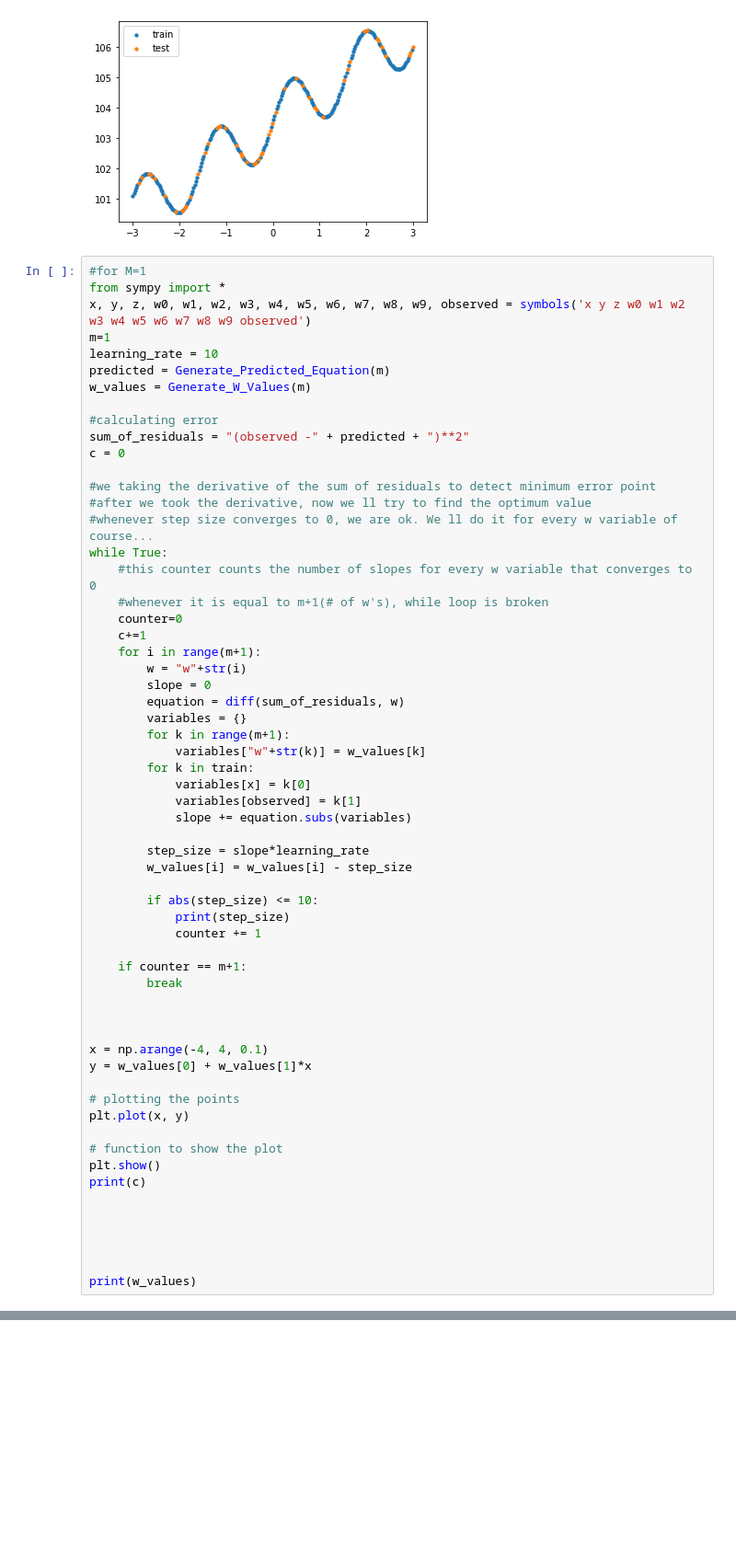
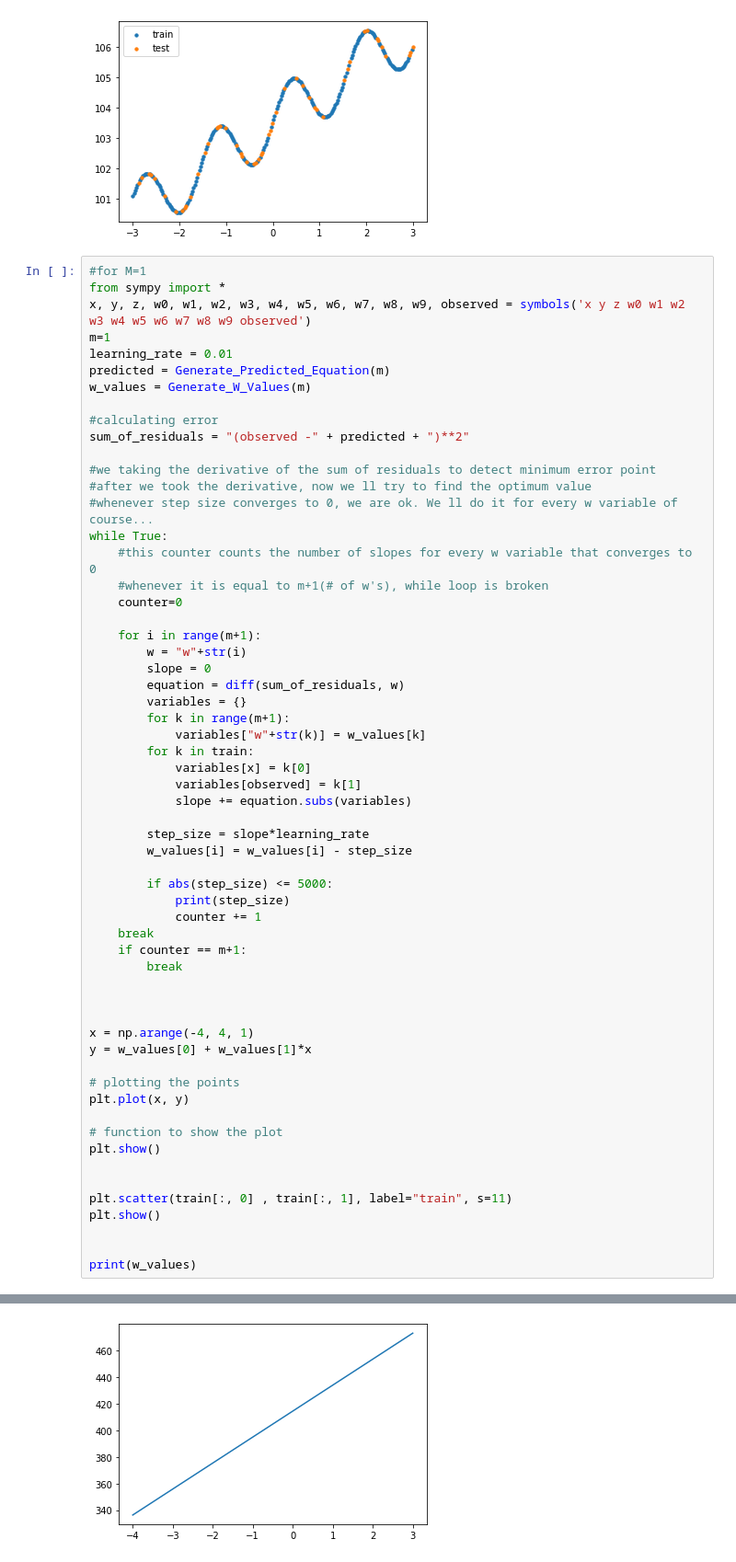
Before and after one commit to Urahs/as2, a Jupyter notebook: HW2_V2.ipynb, the cells around one changed output, grey strips where cells are left out. Shown: that part at 92% size. Saved outputs shown, nothing was run; the diff lists cells and outputs as text; blank space fills up the shorter version.

```diff
--- a/HW2_V2.ipynb
+++ b/HW2_V2.ipynb
@@ -151,13 +151,12 @@ plt.show()
 from sympy import *
 x, y, z, w0, w1, w2, w3, w4, w5, w6, w7, w8, w9, observed = symbols('x y z w0 w1 w2 w3 w4 w5 w6 w7 w8 w9 observed')
 m=1
-learning_rate = 10
+learning_rate = 0.01
 predicted = Generate_Predicted_Equation(m)
 w_values = Generate_W_Values(m)
 
 #calculating error
 sum_of_residuals = "(observed -" + predicted + ")**2"
-c = 0
 
 #we taking the derivative of the sum of residuals to detect minimum error point
 #after we took the derivative, now we ll try to find the optimum value
@@ -166,7 +165,7 @@ while True:
     #this counter counts the number of slopes for every w variable that converges to 0
     #whenever it is equal to m+1(# of w's), while loop is broken
     counter=0
-    c+=1
+
     for i in range(m+1):
         w = "w"+str(i)
         slope = 0
@@ -182,16 +181,16 @@ while True:
         step_size = slope*learning_rate
         w_values[i] = w_values[i] - step_size
 
-        if abs(step_size) <= 10:
+        if abs(step_size) <= 5000:
             print(step_size)
             counter += 1
-
+    break
     if counter == m+1:
         break
 
 
 
-x = np.arange(-4, 4, 0.1)
+x = np.arange(-4, 4, 1)
 y = w_values[0] + w_values[1]*x
 
 # plotting the points
@@ -199,10 +198,11 @@ plt.plot(x, y)
 
 # function to show the plot
 plt.show()
-print(c)
 
 
-
+plt.scatter(train[:, 0] , train[:, 1], label="train", s=11)
+plt.show()
 
 
 print(w_values)
+# %% [output]
@@ -208,0 +211 @@ print(w_values)
+[figure, added]
```
Also changed, not shown: parts of 1 cell of this notebook.
